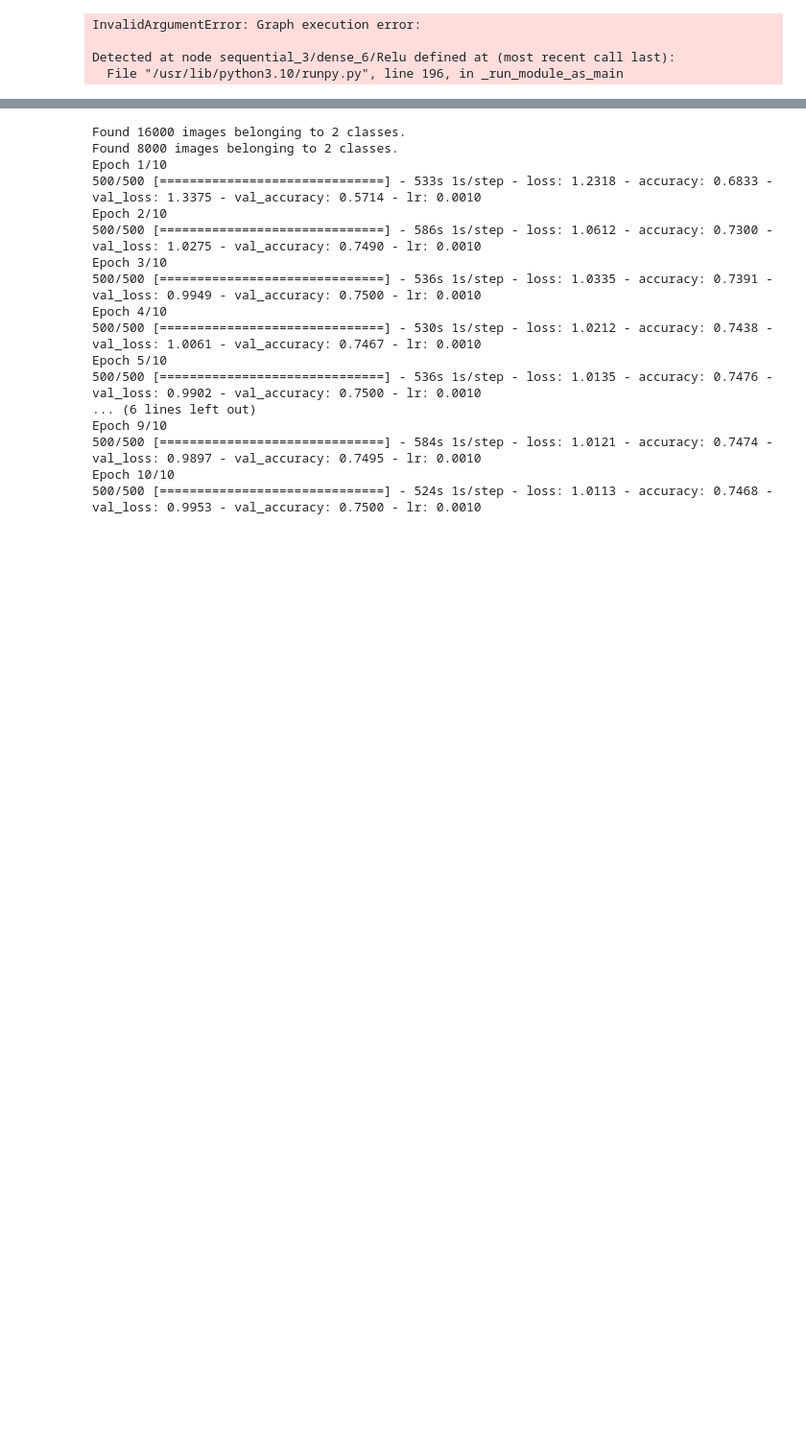
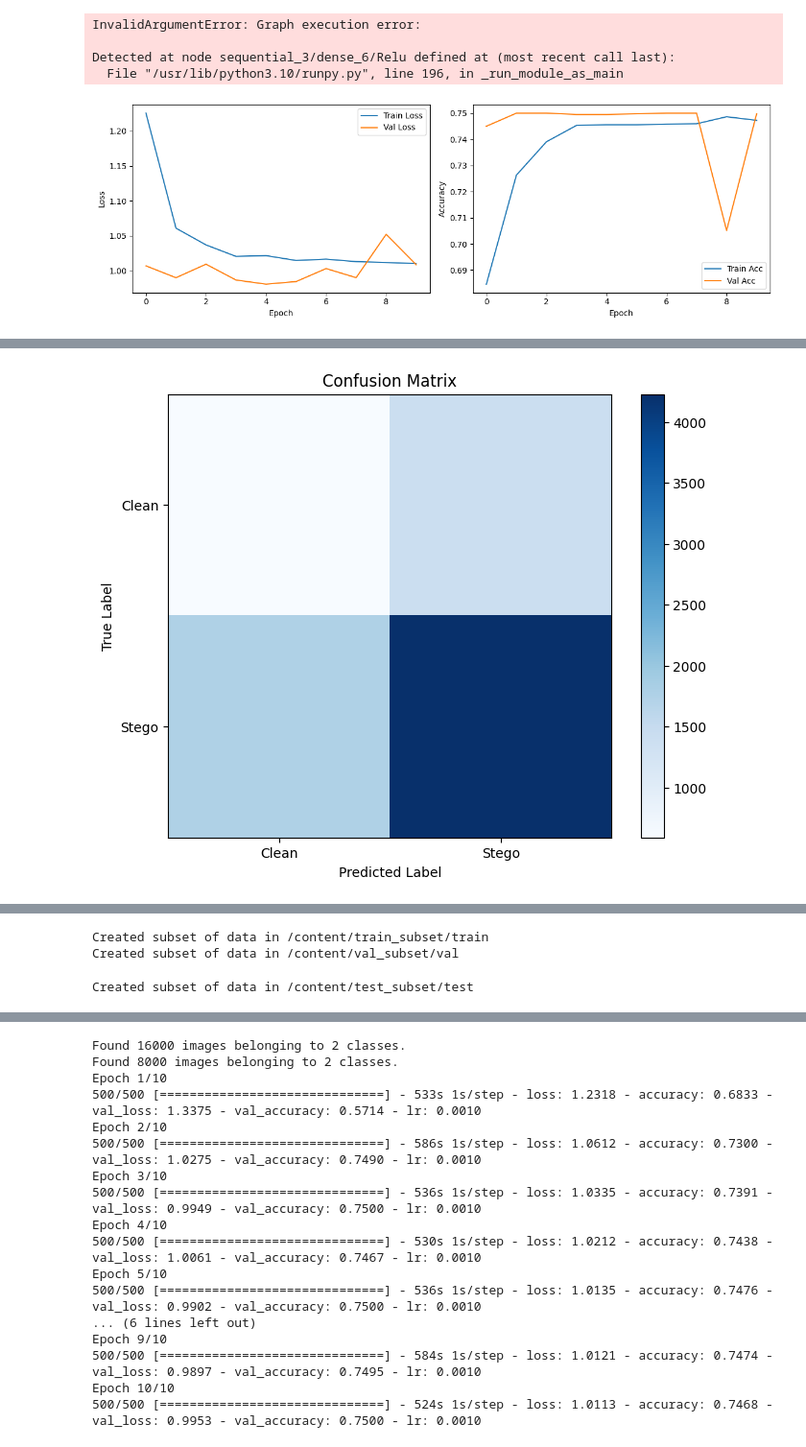
Before and after one commit to sumonacalpoly/Senior-Project-2024-ChaosSteg, a Jupyter notebook: Custom_CNN.ipynb, the cells around one changed output, grey strips where cells are left out. Shown at 96% size. Saved outputs shown, nothing was run; the diff lists cells and outputs as text; code cells hidden in the pictures; blank space fills up the shorter version.

```diff
--- a/Custom_CNN.ipynb
+++ b/Custom_CNN.ipynb
@@ -137,0 +284,41 @@ Detected at node sequential_3/dense_6/Relu defined at (most recent call last):
+# %%
+from sklearn.metrics import confusion_matrix, roc_curve, auc
+
+def plot_evaluation_metrics(y_true, y_pred):
+    # Compute confusion matrix
+    cm = confusion_matrix(y_true, y_pred > 0.5)  # Use 0.5 as threshold for binary classification
+    plt.figure(figsize=(8, 6))
+    plt.imshow(cm, interpolation='nearest', cmap=plt.cm.Blues)
+    plt.title('Confusion Matrix')
+    plt.colorbar()
+    plt.xticks([0, 1], ['Clean', 'Stego'])
+    plt.yticks([0, 1], ['Clean', 'Stego'])
+    plt.xlabel('Predicted Label')
+    plt.ylabel('True Label')
+    plt.show()
+
+    # Compute ROC curve and AUC
+    fpr, tpr, thresholds = roc_curve(y_true, y_pred)
+    roc_auc = auc(fpr, tpr)
+
+    plt.figure(figsize=(8, 6))
+    plt.plot(fpr, tpr, color='darkorange', lw=2, label=f'ROC curve (AUC = {roc_auc:.2f})')
+    plt.plot([0, 1], [0, 1], color='navy', lw=2, linestyle='--')
+    plt.xlim([0.0, 1.0])
+    plt.ylim([0.0, 1.05])
+    plt.xlabel('False Positive Rate')
+    plt.ylabel('True Positive Rate')
+    plt.title('Receiver Operating Characteristic (ROC)')
+    plt.legend(loc='lower right')
+    plt.show()
+# %%
+plot_history(history)
+
+# Evaluate on test set
+test_dir = '/content/test/test'
+y_true, y_pred = evaluate_model('steg_detector_cnn.h5', test_dir)
+
+# Plot evaluation metrics
+plot_evaluation_metrics(y_true, y_pred)
+# %% [output]
+[figure, added]
@@ -137,0 +330 @@ Detected at node sequential_3/dense_6/Relu defined at (most recent call last):
+[figure, added]
@@ -137,0 +372,11 @@ Detected at node sequential_3/dense_6/Relu defined at (most recent call last):
+# %%
+# Create subsets of data
+create_data_subset('/content/train/train', '/content/train_subset/train', fraction=0.1)
+create_data_subset('/content/val/val', '/content/val_subset/val', fraction=0.1)
+# %% [output]
+Created subset of data in /content/train_subset/train
+Created subset of data in /content/val_subset/val
+# %%
+create_data_subset('/content/test/test', '/content/test_subset/test', fraction=0.1)
+# %% [output]
+Created subset of data in /content/test_subset/test
```
Also changed, not shown: parts of 8 cells of this notebook.
